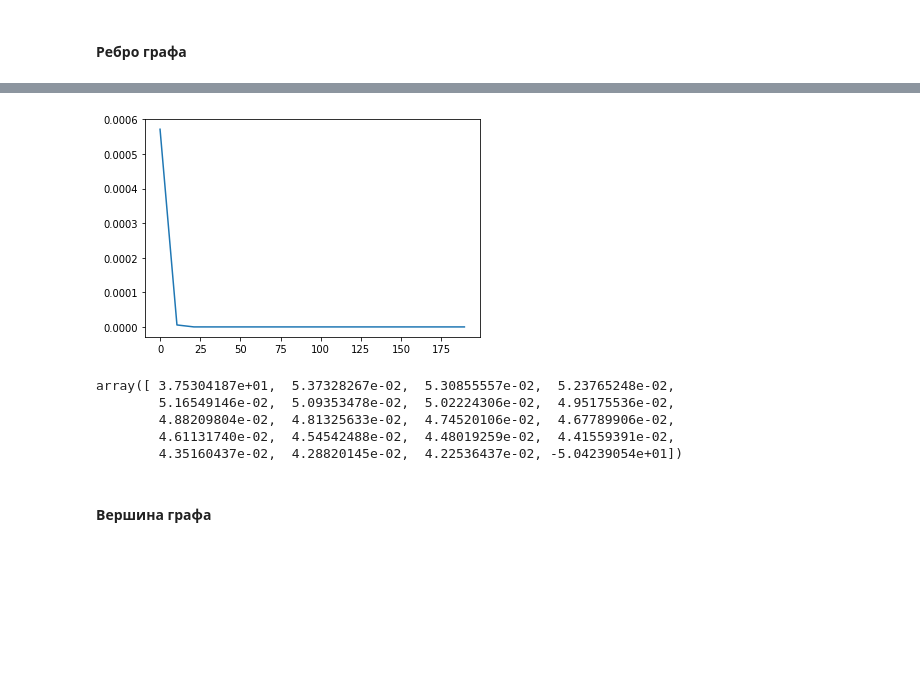
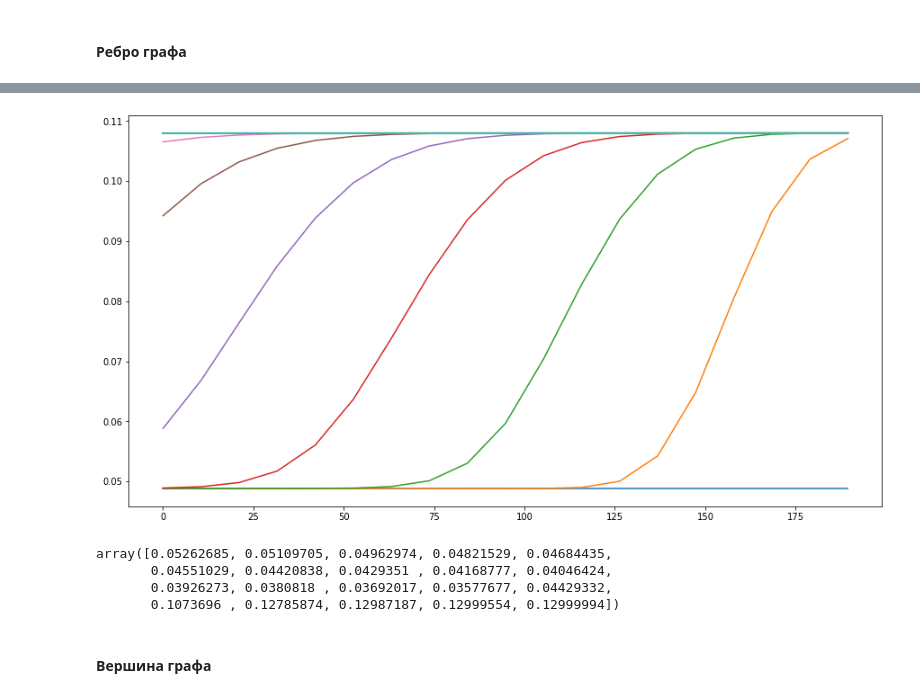
Before and after one commit to matrosik17/OzonMasters2019_nla_project, a Jupyter notebook: TrafficSimulation.ipynb, the cells around one changed output, grey strips where cells are left out. Saved outputs shown, nothing was run; the diff lists cells and outputs as text; code cells hidden in the pictures; blank space fills up the shorter version.

```diff
--- a/TrafficSimulation.ipynb
+++ b/TrafficSimulation.ipynb
@@ -293,7 +309,7 @@ plt.show()
 # %% [output]
 [figure]
 # %%
-omega = 30.
+omega = 2.
 alpha_coeff = calc_alpha(omega)
 lmbda_coeff =  calc_lambda(omega)
 p_coeff = calc_p(omega)
@@ -310,7 +326,6 @@ class Edge:
         # init edge
         self.fd = fundamental_diagram
         self.rho = np.zeros(self.n)
-        self.omega = 30. * np.ones(self.n)
 
     def update(self, dt, q_in, q_out):
         # calc velocities
@@ -382,9 +397,11 @@ length = 200.
 edge = Edge(fd, length, 10.)
 # %%
 %%time
+fig, ax = plt.subplots(1, 1, figsize=(15, 8))
+
 x = np.linspace(0, length, edge.n)
-for i in range(1):
-    edge.update(.1, 1., .0)
-    if i%500 == 0:
-        plt.plot(x[:-1], edge.rho[:-1])
+for i in range(600):
+    edge.update(1, 3., .1)
+    if i%10 == 0:
+        ax.plot(x[:-1], edge.rho[:-1])
 # %% [output]
@@ -393,11 +410,10 @@ Wall time: 18.8 ms
-[figure, old version]
+[figure, new version]
 # %%
 edge.rho
 # %% [output]
-array([ 3.75304187e+01,  5.37328267e-02,  5.30855557e-02,  5.23765248e-02,
-        5.16549146e-02,  5.09353478e-02,  5.02224306e-02,  4.95175536e-02,
-        4.88209804e-02,  4.81325633e-02,  4.74520106e-02,  4.67789906e-02,
-        4.61131740e-02,  4.54542488e-02,  4.48019259e-02,  4.41559391e-02,
-        4.35160437e-02,  4.28820145e-02,  4.22536437e-02, -5.04239054e+01])
+array([0.05262685, 0.05109705, 0.04962974, 0.04821529, 0.04684435,
+       0.04551029, 0.04420838, 0.0429351 , 0.04168777, 0.04046424,
+       0.03926273, 0.0380818 , 0.03692017, 0.03577677, 0.04429332,
+       0.1073696 , 0.12785874, 0.12987187, 0.12999554, 0.12999994])
 # %% [markdown]
 #### Вершина графа
```
Also changed, not shown: parts of 7 cells of this notebook.
